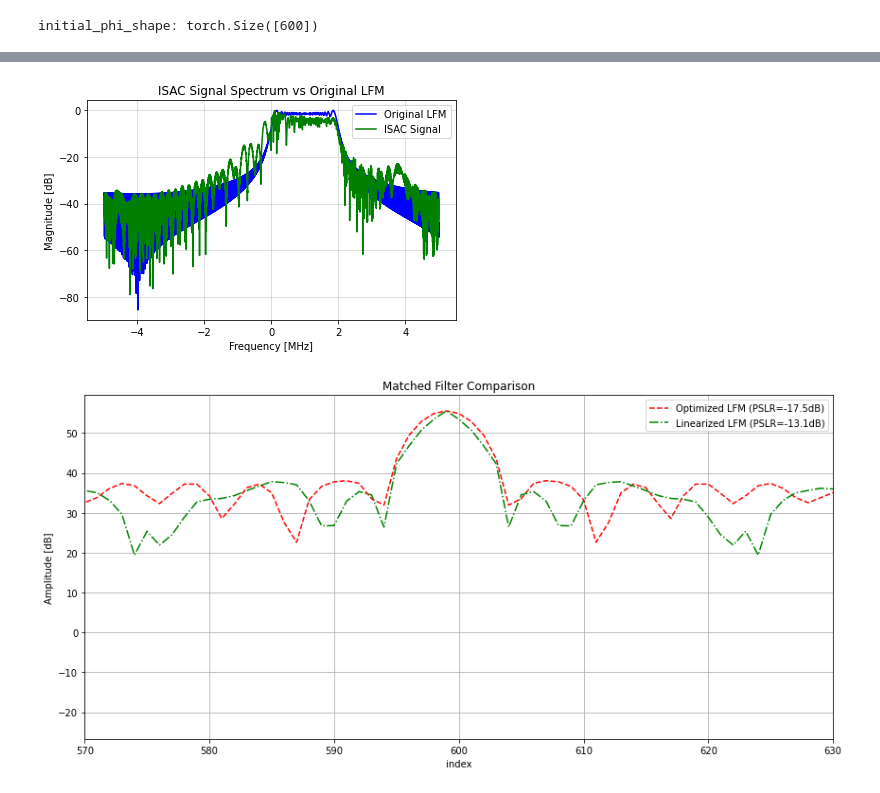
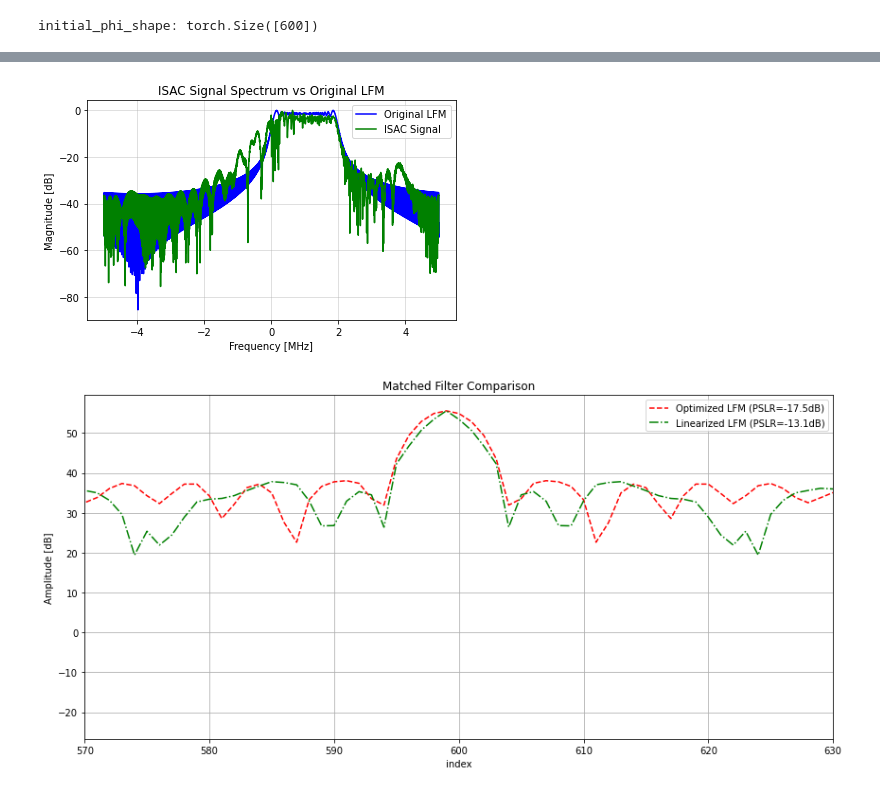
Before and after one commit to OriNik100/Spec_Null, a Jupyter notebook: non_linear_eq3.ipynb, the cells around one changed output, grey strips where cells are left out. Cells and saved outputs as stored; diff of their text form; code cells hidden in the pictures.

```diff
--- a/non_linear_eq3.ipynb
+++ b/non_linear_eq3.ipynb
@@ -397,45 +397,47 @@ def QPSK_modulation(bits):
     if len(bits) % 2 != 0:
         raise ValueError("Number of bits must be even for QPSK modulation.")
 
+    # bits generate
     bit_pairs = bits.reshape(-1, 2)
+
+    # bits to QPSK symbols conversion
     symbols = np.zeros(len(bit_pairs), dtype=complex)
-
     for i, pair in enumerate(bit_pairs):
         if np.array_equal(pair, [0, 0]):
             symbols[i] = 1 + 1j
         elif np.array_equal(pair, [0, 1]):
+            symbols[i] = 1 - 1j
+        elif np.array_equal(pair, [1, 0]):
             symbols[i] = -1 + 1j
-        elif np.array_equal(pair, [1, 0]):
-            symbols[i] = 1 - 1j
         elif np.array_equal(pair, [1, 1]):
             symbols[i] = -1 - 1j
-    return symbols
+    return symbols/np.sqrt(2) # return normalized bits
 
 bits = np.random.randint(0, 2, 16*2)
 QPSK_data = QPSK_modulation(bits)
 
-OFDM_signal = OFDM(QPSK_data, t=t, num=16)
-isac_signal = s_final_np + 0.07 * OFDM_signal #TODO להצדיק את הקבוע הזה
+OFDM_signal = OFDM(QPSK_data, t=t, num=16, normalize=True)
+isac_signal = s_final_np + OFDM_signal
 
 ISAC_freqs, ISAC_SIGNAL = hlp.spectrum(isac_signal, Fs, 2**14)
 
 S_isac_db = 20*np.log10(np.abs(ISAC_SIGNAL) + 1e-15)
 S_isac_norm = 20*np.log10(np.abs(ISAC_SIGNAL)/np.max(np.abs(ISAC_SIGNAL)) + 1e-400)
 
-
+# plotting results in the frequency domain
 plt.figure()
 plt.plot(freqs/1e6, S_orig_norm, label='Original LFM', color='blue')
 plt.plot(ISAC_freqs/1e6, S_isac_norm, label='ISAC Signal', color='green')
 # plt.plot(freqs/1e6, S_final_norm, label='Final Signal', color='red')
 plt.title("ISAC Signal Spectrum vs Original LFM")
 plt.xlabel("Frequency [MHz]")
 plt.ylabel("Magnitude [dB]")
 plt.legend()
 plt.grid(True, alpha=0.5)
 plt.tight_layout()
 plt.show()
 # %% [output]
-[figure, old version]
+[figure, new version]
 # %%
 #4 - Matched Filter and PSLR Calculation
 with torch.no_grad():
```
Also changed, not shown: parts of 2 cells of this notebook, 1 other file.
